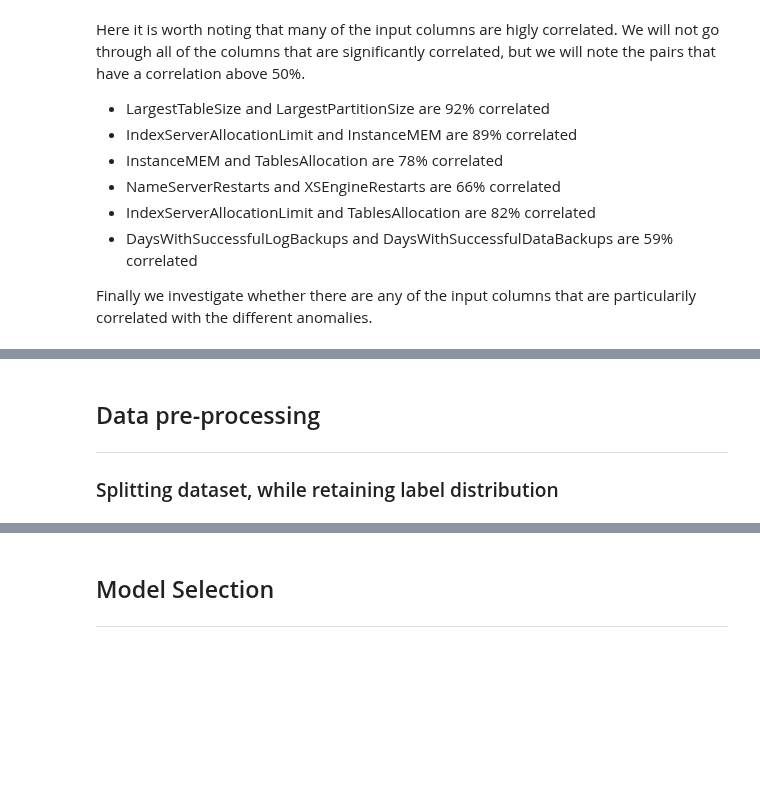
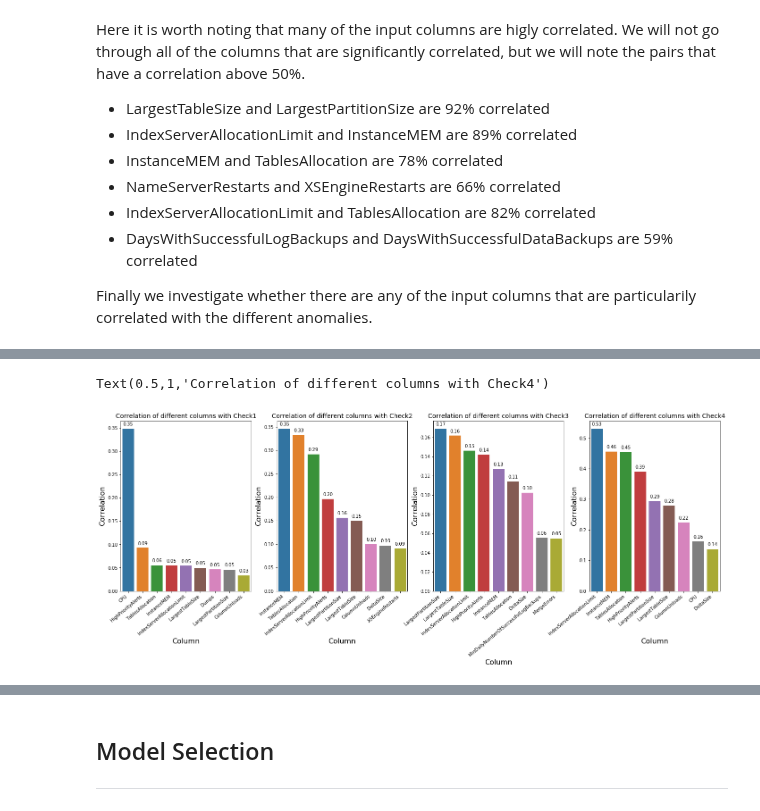
Before and after one commit to yohannjs/AML-2019, a Jupyter notebook: Challenges/5_Anomaly/master_anomaly.ipynb, the cells around one changed output, grey strips where cells are left out. Drawn from its saved outputs; the diff is of its cells as text; code cells hidden in the pictures; blank space fills up the shorter version.

```diff
--- a/Challenges/5_Anomaly/master_anomaly.ipynb
+++ b/Challenges/5_Anomaly/master_anomaly.ipynb
@@ -497,11 +398,0 @@ Text(0.5,1,'Correlation of different columns with Check7')
-# %%
-figure, ax = plt.subplots(figsize=(8,7))
-ax = sns.barplot(x=corr_check8.index, y=corr_check8.values)
-ax.set_xticklabels(ax.get_xticklabels(), rotation=40, ha="right")
-
-for p in ax.patches:
-    ax.annotate(format(p.get_height(), '.2f'), (p.get_x() + p.get_width() / 2., p.get_height()), ha = 'center', va = 'center', xytext = (0, 10), textcoords = 'offset points')
-
-plt.xlabel('Column', fontsize= 16)
-plt.ylabel('Correlation', fontsize= 16)
-plt.title('Correlation of different columns with Check8', fontsize=16)
@@ -511,5 +399,41 @@ Text(0.5,1,'Correlation of different columns with Check8')
-# %% [markdown]
-## Data pre-processing
-<hr style="height:1px;border:none;color:#333;background-color:#333;" />
-
-### Splitting dataset, while retaining label distribution
+# %%
+fig, (ax1, ax2, ax3, ax4) = plt.subplots(nrows=1, ncols=4, figsize=(3*8,7))
+
+sns.barplot(x=corr_check1.index, y=corr_check1.values, ax=ax1)
+ax1.set_xticklabels(ax1.get_xticklabels(), rotation=40, ha="right")
+for p in ax1.patches:
+    ax1.annotate(format(p.get_height(), '.2f'), (p.get_x() + p.get_width() / 2., p.get_height()), ha = 'center', va = 'center', xytext = (0, 10), textcoords = 'offset points')
+
+sns.barplot(x=corr_check2.index, y=corr_check2.values, ax=ax2)
+ax2.set_xticklabels(ax2.get_xticklabels(), rotation=40, ha="right")
+for p in ax2.patches:
+    ax2.annotate(format(p.get_height(), '.2f'), (p.get_x() + p.get_width() / 2., p.get_height()), ha = 'center', va = 'center', xytext = (0, 10), textcoords = 'offset points')
+
+sns.barplot(x=corr_check3.index, y=corr_check3.values, ax=ax3)
+ax3.set_xticklabels(ax3.get_xticklabels(), rotation=40, ha="right")
+for p in ax3.patches:
+    ax3.annotate(format(p.get_height(), '.2f'), (p.get_x() + p.get_width() / 2., p.get_height()), ha = 'center', va = 'center', xytext = (0, 10), textcoords = 'offset points')
+
+sns.barplot(x=corr_check4.index, y=corr_check4.values, ax=ax4)
+ax4.set_xticklabels(ax4.get_xticklabels(), rotation=40, ha="right")
+for p in ax4.patches:
+    ax4.annotate(format(p.get_height(), '.2f'), (p.get_x() + p.get_width() / 2., p.get_height()), ha = 'center', va = 'center', xytext = (0, 10), textcoords = 'offset points')
+
+ax1.set_xlabel('Column', fontsize= 16)
+ax1.set_ylabel('Correlation', fontsize= 16)
+ax1.set_title('Correlation of different columns with Check1', fontsize=14)
+
+ax2.set_xlabel('Column', fontsize= 16)
+ax2.set_ylabel('Correlation', fontsize= 16)
+ax2.set_title('Correlation of different columns with Check2', fontsize=14)
+
+ax3.set_xlabel('Column', fontsize= 16)
+ax3.set_ylabel('Correlation', fontsize= 16)
+ax3.set_title('Correlation of different columns with Check3', fontsize=14)
+
+ax4.set_xlabel('Column', fontsize= 16)
+ax4.set_ylabel('Correlation', fontsize= 16)
+ax4.set_title('Correlation of different columns with Check4', fontsize=14)
+# %% [output]
+Text(0.5,1,'Correlation of different columns with Check4')
+[figure, added]
```
Also changed, not shown: parts of 16 cells of this notebook, 1 other file.
